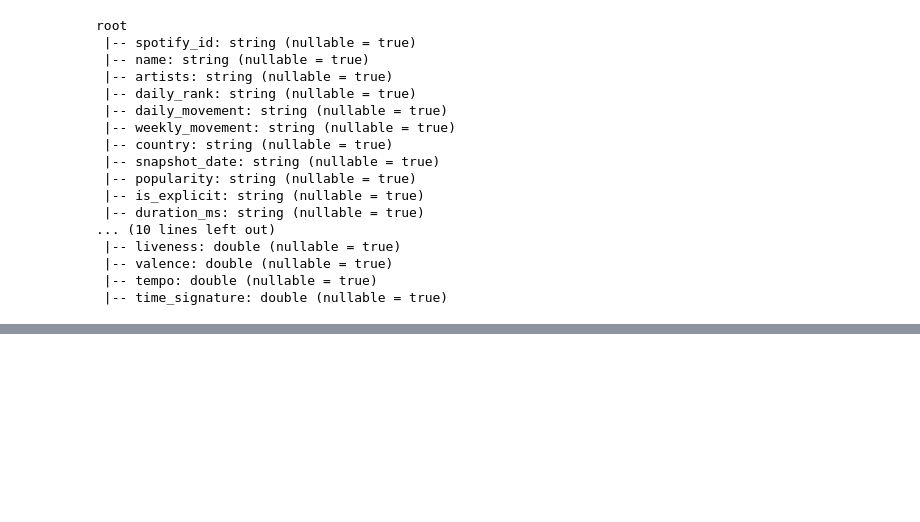
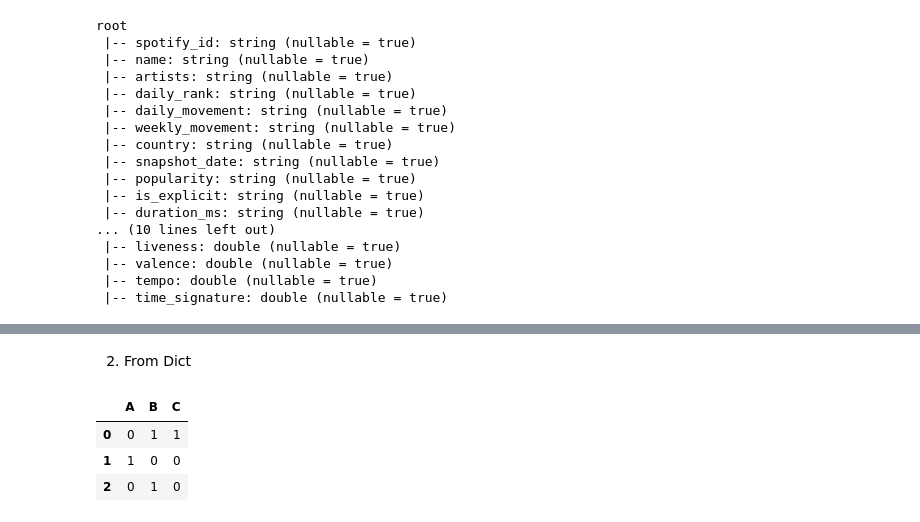
Before and after one commit to mansibora20/PySpark, a Jupyter notebook: 02_RDD_(Resilient_Distributed_Dataset).ipynb, the cells around one changed output, grey strips where cells are left out. Cells and saved outputs as stored; diff of their text form; code cells hidden in the pictures; blank space fills up the shorter version.

```diff
--- a/02_RDD_(Resilient_Distributed_Dataset).ipynb
+++ b/02_RDD_(Resilient_Distributed_Dataset).ipynb
@@ -165,0 +194,2 @@ root
+# %% [markdown]
+2. From Dict
@@ -165,0 +200,9 @@ root
+# %%
+import numpy as np
+
+pd.DataFrame(dict)
+# %% [output]
+|  | A | B | C |
+| 0 | 0 | 1 | 1 |
+| 1 | 1 | 0 | 0 |
+| 2 | 0 | 1 | 0 |
```
Also changed, not shown: parts of 9 cells of this notebook.
